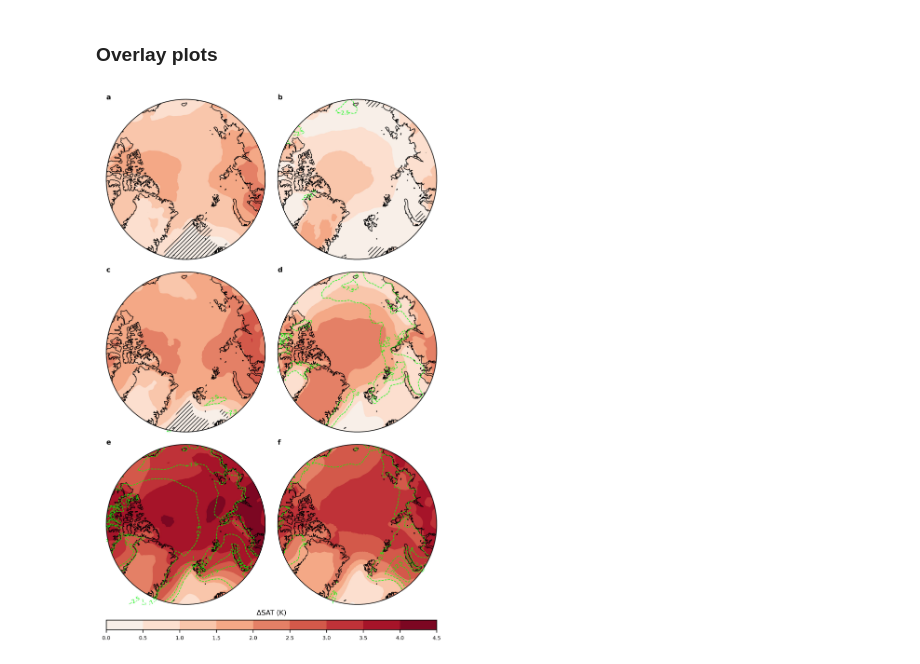
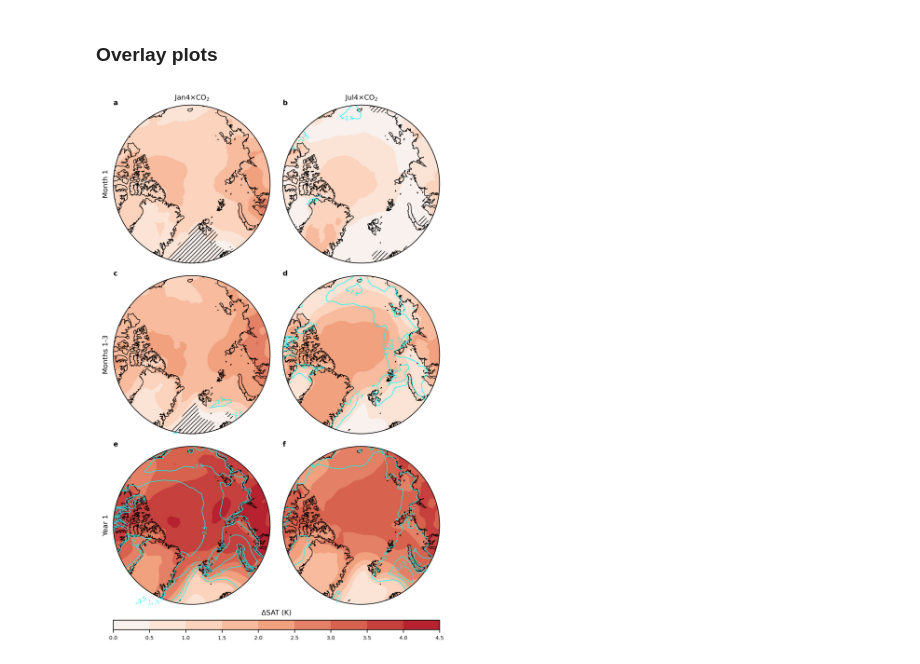
Before and after one commit to tyfolino/CESM-LE-Arctic-amplification, a Jupyter notebook: SIC_spatial_plots.ipynb, the cells around one changed output. Drawn from its saved outputs; the diff is of its cells as text; code cells hidden in the pictures.

```diff
--- a/SIC_spatial_plots.ipynb
+++ b/SIC_spatial_plots.ipynb
@@ -105,6 +105,8 @@ axes[1,1].fill_between(xs,sia_diff_perc_jul.mean(dim='ens')-sia_diff_perc_jul.st
                  sia_diff_perc_jul.mean(dim='ens')+sia_diff_perc_jul.std(dim='ens'),color='springgreen',
                  alpha=0.4)
 axes[1,1].set_ylim(-70,3)
+axes[0,0].set_title('Jan4×CO$_2$',fontsize=8)
+axes[0,1].set_title('Jul4×CO$_2$',fontsize=8)
 
 letters = ['a','b','c','d','e','f']
 
@@ -113,6 +115,6 @@ plt.tight_layout()
 for i,ax in enumerate(axes.flatten()):
     ax.text(-0.13,1.05,letters[i],transform=ax.transAxes,fontsize=8,fontweight='bold')
 
-plt.savefig('FigS6_SIA_time_series.jpg',dpi=1000,bbox_inches='tight')
+plt.savefig('Fig2_SIA_time_series.jpg',dpi=1000,bbox_inches='tight')
 plt.show()
 # %% [output]
@@ -184,7 +186,7 @@ circle = mpath.Path(verts * radius + center)
 projection = ccrs.NorthPolarStereo()
 
 axes_class = (GeoAxes,
-              dict(map_projection=projection))
+              dict(projection=projection))
 
 fig = plt.figure(figsize=(6,9),dpi=600)
 axgr = AxesGrid(fig, 111, axes_class=axes_class,
@@ -206,13 +208,14 @@ levs = np.arange(0,4.6,0.5)
 cf0 = axgr[0].contourf(Δsat_jan_p_31[1],Δsat_jan_31.lat,
                        add_cyclic_point(Δsat_jan_31,coord=Δsat_jan_31.lon.values)[0],
                        levels=levs,transform=ccrs.PlateCarree(),
-                       norm=colors.CenteredNorm(),cmap='RdBu_r')
+                       norm=colors.CenteredNorm(halfrange=5.5),cmap='RdBu_r')
 axgr[0].contourf(Δsat_jan_p_31[1],Δsat_jan_31.lat.values,
              Δsat_jan_p_31[0],levels=[0,0.05,1],colors='none',hatches=[None,'/////'],
             transform=ccrs.PlateCarree())
 cp0 = axgr[0].contour(Δsic_jan_31.lon,Δsic_jan_31.lat,Δsic_jan_31,
-                      transform=ccrs.PlateCarree(),colors='lime',
-                  levels=np.arange(-102.5,101,5),linewidths=0.7)
+                      transform=ccrs.PlateCarree(),colors='aqua',
+                  levels=np.arange(-102.5,101,5),linewidths=0.7,
+                     linestyles='solid')
 cb0 = axgr.cbar_axes[0].colorbar(cf0)
 cb0.ax.tick_params(labelsize=6)
 cb0.ax.set_title('ΔSAT (K)',fontsize=8)
@@ -220,27 +223,29 @@ cb0.ax.set_title('ΔSAT (K)',fontsize=8)
 cf1 = axgr[1].contourf(Δsat_jan_p_31[1],Δsat_jul_31.lat,
                        add_cyclic_point(Δsat_jul_31,coord=Δsat_jul_31.lon.values)[0],
                        levels=levs,transform=ccrs.PlateCarree(),
-                       norm=colors.CenteredNorm(),cmap='RdBu_r')
+                       norm=colors.CenteredNorm(halfrange=5.5),cmap='RdBu_r')
 axgr[1].contourf(Δsat_jul_p_31[1],Δsat_jul_31.lat.values,
              Δsat_jul_p_31[0],levels=[0,0.05,1],colors='none',hatches=[None,'/////'],
             transform=ccrs.PlateCarree())
 # cb1 = axgr.cbar_axes[1].colorbar(cf1)
 cp1 = axgr[1].contour(Δsic_jul_31.lon,Δsic_jul_31.lat,Δsic_jul_31,
-                      transform=ccrs.PlateCarree(),colors='lime',
-                  levels=np.arange(-102.5,101,5),linewidths=0.7)
+                      transform=ccrs.PlateCarree(),colors='aqua',
+                  levels=np.arange(-102.5,101,5),linewidths=0.7,
+                     linestyles='solid')
 axgr[1].clabel(cp1,inline=True,fontsize=6)
 # cb1.ax.tick_params(labelsize=6)
 
 cf2 = axgr[2].contourf(Δsat_jan_p_90[1],Δsat_jan_90.lat,
                        add_cyclic_point(Δsat_jan_90,coord=Δsat_jan_90.lon.values)[0],
                        levels=levs,transform=ccrs.PlateCarree(),
-                       norm=colors.CenteredNorm(),cmap='RdBu_r')
+                       norm=colors.CenteredNorm(halfrange=5.5),cmap='RdBu_r')
 axgr[2].contourf(Δsat_jan_p_90[1],Δsat_jan_90.lat.values,
              Δsat_jan_p_90[0],levels=[0,0.05,1],colors='none',hatches=[None,'/////'],
             transform=ccrs.PlateCarree())
 cp2 = axgr[2].contour(Δsic_jan_90.lon,Δsic_jan_90.lat,Δsic_jan_90,
-                      transform=ccrs.PlateCarree(),colors='lime',
-                  levels=np.arange(-102.5,101,5),linewidths=0.7)
+                      transform=ccrs.PlateCarree(),colors='aqua',
+                  levels=np.arange(-102.5,101,5),linewidths=0.7,
+                     linestyles='solid')
 # cb2 = axgr.cbar_axes[2].colorbar(cf2)
 axgr[2].clabel(cp2,inline=True,fontsize=6)
 # cb2.ax.tick_params(labelsize=6)
@@ -248,52 +253,65 @@ axgr[2].clabel(cp2,inline=True,fontsize=6)
 cf3 = axgr[3].contourf(Δsat_jan_p_90[1],Δsat_jul_90.lat,
                        add_cyclic_point(Δsat_jul_90,coord=Δsat_jul_90.lon.values)[0],
                        levels=levs,transform=ccrs.PlateCarree(),
-                       norm=colors.CenteredNorm(),cmap='RdBu_r')
+                       norm=colors.CenteredNorm(halfrange=5.5),cmap='RdBu_r')
 axgr[3].contourf(Δsat_jul_p_90[1],Δsat_jul_90.lat.values,
              Δsat_jul_p_90[0],levels=[0,0.05,1],colors='none',hatches=[None,'/////'],
             transform=ccrs.PlateCarree())
 # cb3 = axgr.cbar_axes[3].colorbar(cf3)
 cp3 = axgr[3].contour(Δsic_jul_90.lon,Δsic_jul_90.lat,Δsic_jul_90,
-                      transform=ccrs.PlateCarree(),colors='lime',
-                  levels=np.arange(-102.5,101,5),linewidths=0.7)
+                      transform=ccrs.PlateCarree(),colors='aqua',
+                  levels=np.arange(-102.5,101,5),linewidths=0.7,
+                     linestyles='solid')
 axgr[3].clabel(cp3,inline=True,fontsize=6)
 # cb3.ax.tick_params(labelsize=6)
 
 cf4 = axgr[4].contourf(Δsat_jan_p_365[1],Δsat_jan_365.lat,
                        add_cyclic_point(Δsat_jan_365,coord=Δsat_jan_365.lon.values)[0],
                        levels=levs,transform=ccrs.PlateCarree(),
-                       norm=colors.CenteredNorm(),cmap='RdBu_r')
+                       norm=colors.CenteredNorm(halfrange=5.5),cmap='RdBu_r')
 axgr[4].contourf(Δsat_jan_p_365[1],Δsat_jan_365.lat.values,
              Δsat_jan_p_365[0],levels=[0,0.05,1],colors='none',hatches=[None,'/////'],
             transform=ccrs.PlateCarree())
 cp4 = axgr[4].contour(Δsic_jan_365.lon,Δsic_jan_365.lat,Δsic_jan_365,
-                      transform=ccrs.PlateCarree(),colors='lime',
-                  levels=np.arange(-102.5,101,5),linewidths=0.7)
+                      transform=ccrs.PlateCarree(),colors='aqua',
+                  levels=np.arange(-102.5,101,5),linewidths=0.7,
+                     linestyles='solid')
 # cb4 = axgr.cbar_axes[4].colorbar(cf4)
 axgr[4].clabel(cp4,inline=True,fontsize=6)
 # cb4.ax.tick_params(labelsize=6)
 
 cf5 = axgr[5].contourf(Δsat_jan_p_365[1],Δsat_jul_365.lat,
                        add_cyclic_point(Δsat_jul_365,coord=Δsat_jul_365.lon.values)[0],
                        levels=levs,transform=ccrs.PlateCarree(),
-                       norm=colors.CenteredNorm(),cmap='RdBu_r')
+                       norm=colors.CenteredNorm(halfrange=5.5),cmap='RdBu_r')
 axgr[5].contourf(Δsat_jul_p_365[1],Δsat_jul_365.lat.values,
              Δsat_jul_p_365[0],levels=[0,0.05,1],colors='none',hatches=[None,'/////'],
             transform=ccrs.PlateCarree())
 # cb5 = axgr.cbar_axes[5].colorbar(cf5)
 cp5 = axgr[5].contour(Δsic_jul_365.lon,Δsic_jul_365.lat,Δsic_jul_365,
-                      transform=ccrs.PlateCarree(),colors='lime',
-                  levels=np.arange(-102.5,101,5),linewidths=0.7)
+                      transform=ccrs.PlateCarree(),colors='aqua',
+                  levels=np.arange(-102.5,101,5),linewidths=0.7,
+                     linestyles='solid')
 axgr[5].clabel(cp5,inline=True,fontsize=6)
 # cb5.ax.tick_params(labelsize=6)
 
+axgr[0].set_title('Jan4×CO$_2$', fontsize=8)
+axgr[1].set_title('Jul4×CO$_2$', fontsize=8)
+
 plt.tight_layout()
+plt.subplots_adjust(left=0.1)
+axgr[0].text(-0.07,0.5,'Month 1',rotation=90,fontsize=8,transform=axgr[0].transAxes,
+            verticalalignment='center')
+axgr[2].text(-0.07,0.5,'Months 1-3',rotation=90,fontsize=8,transform=axgr[2].transAxes,
+            verticalalignment='center')
+axgr[4].text(-0.07,0.5,'Year 1',rotation=90,fontsize=8,transform=axgr[4].transAxes,
+            verticalalignment='center')
 # plt.savefig('Fig2_spatial_map.jpg',dpi=600,bbox_inches='tight')
 # plt.text(0,0,'a',fontweight='bold',fontsize=8,transform=axgr[0].transAxes)
 letters = ['a','b','c','d','e','f']
 for i,ax in enumerate(axgr):
     ax.text(0,1,letters[i],transform=ax.transAxes,fontsize=8,fontweight='bold')
-plt.savefig('Fig5_spatial_maps.jpg',dpi=600,bbox_inches='tight')
+plt.savefig('Fig10_spatial_maps.jpg',dpi=600,bbox_inches='tight')
 plt.show()
 # %% [output]
-[figure, old version]
+[figure, new version]
```
Also changed, not shown: parts of 1 cell of this notebook, 7 other files.
